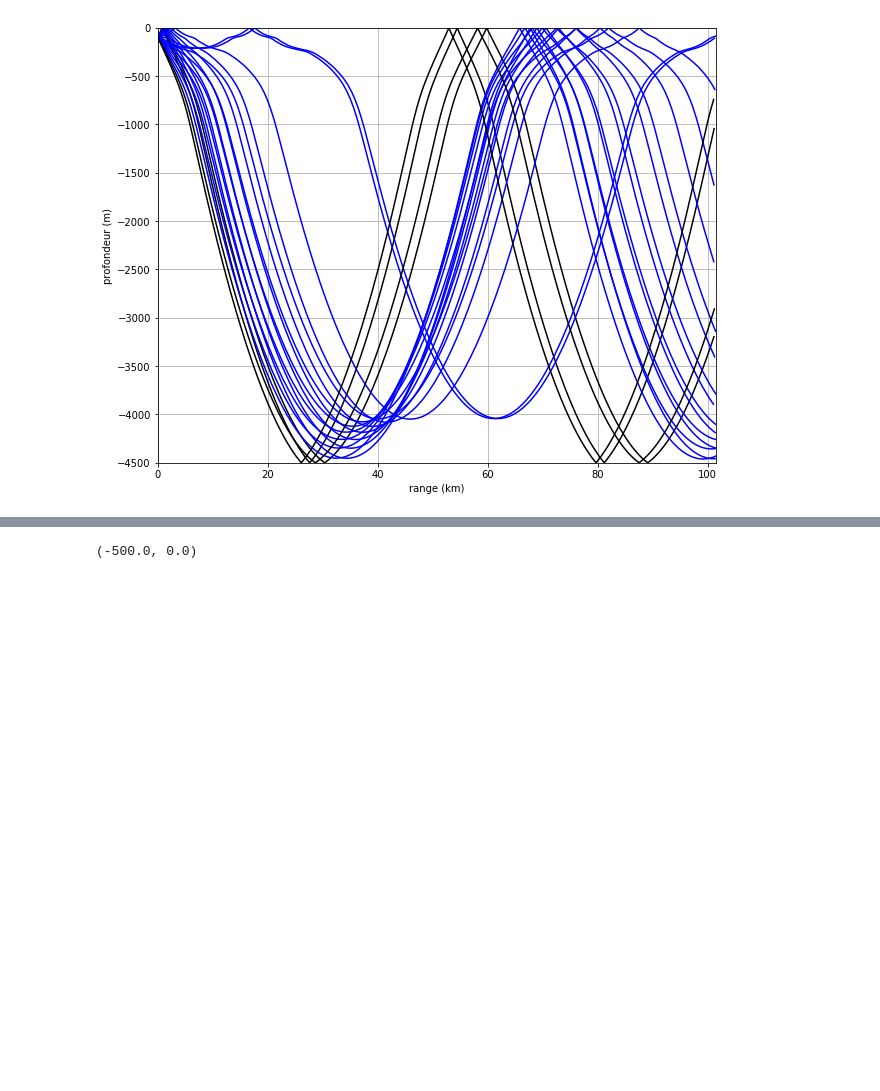
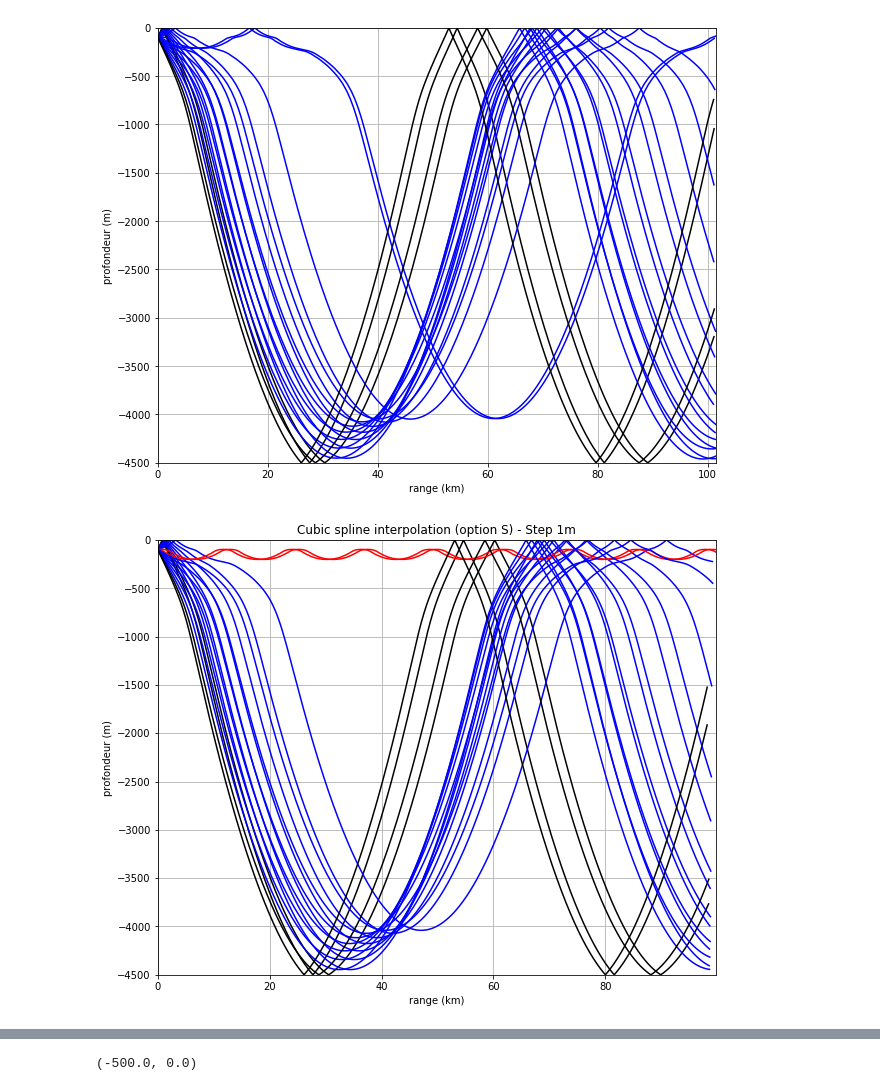
Before and after one commit to ponchama/Cognac_Acoustique, a Jupyter notebook: Bellhop/Partie3_tables_des_temps/Ray_tracing_tests.ipynb, the cells around one changed output, grey strips where cells are left out. Saved outputs shown, nothing was run; the diff lists cells and outputs as text; code cells hidden in the pictures; blank space fills up the shorter version.

```diff
--- a/Bellhop/Partie3_tables_des_temps/Ray_tracing_tests.ipynb
+++ b/Bellhop/Partie3_tables_des_temps/Ray_tracing_tests.ipynb
@@ -27,3 +27,11 @@ plt.title('')
 plt.show()
 # %% [output]
 [figure]
+# %%
+plt.figure(figsize=(10,8))
+plt.subplot(111)
+s.plotray('gs_1prof_R.ray', zoom=False)
+plt.title('Cubic spline interpolation (option S) - Step 1m')
+plt.savefig('step_1m', dpi=100)
+# %% [output]
+[figure, added]
```
Also changed, not shown: parts of 2 cells of this notebook, 2 other files.
